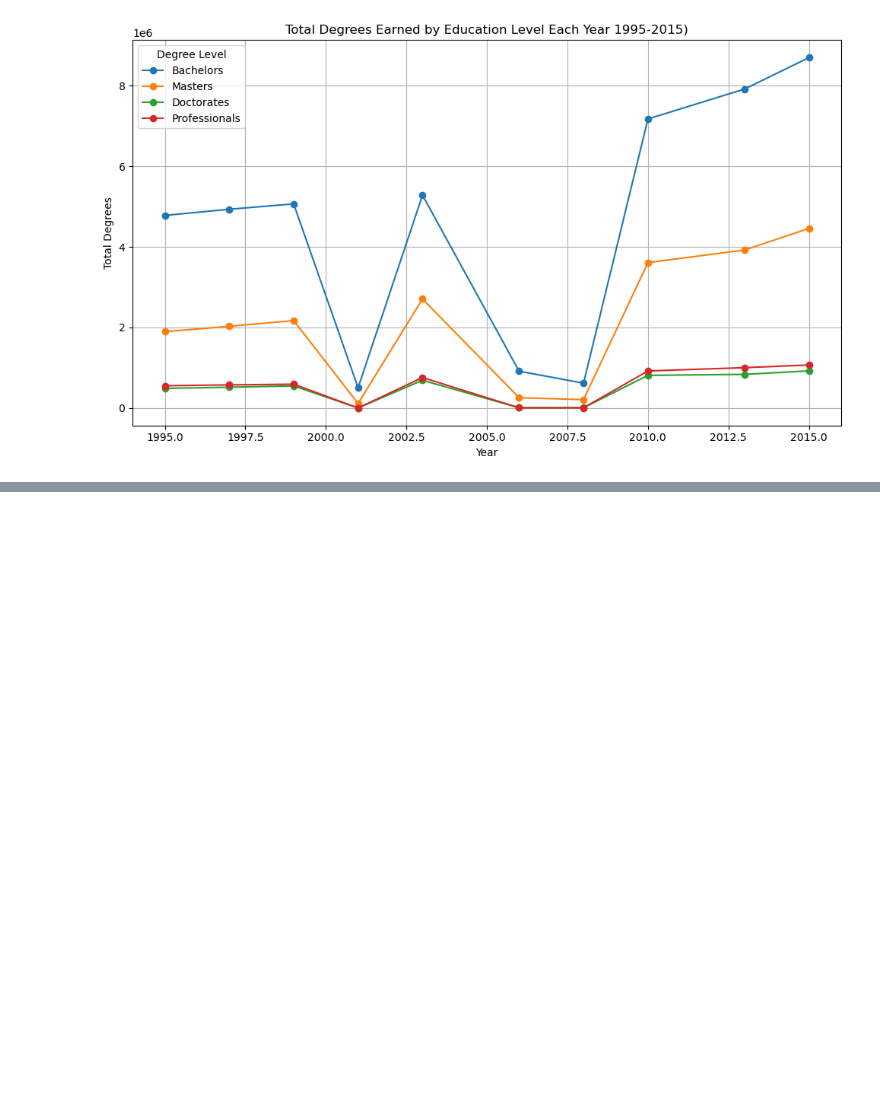
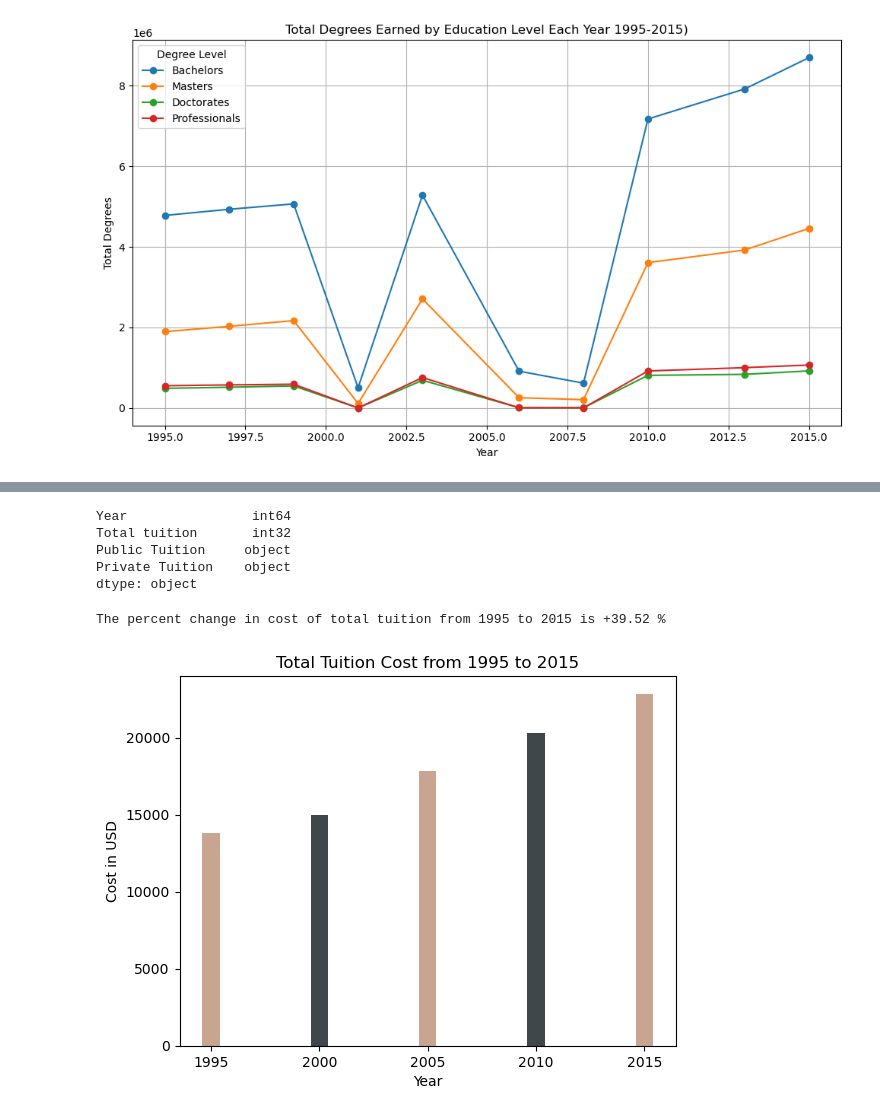
Before and after one commit to craha001/Project-1---Group-1, a Jupyter notebook: Project 1.ipynb, the cells around one changed output, grey strips where cells are left out. Saved outputs shown, nothing was run; the diff lists cells and outputs as text; code cells hidden in the pictures; blank space fills up the shorter version.

```diff
--- a/Project 1.ipynb
+++ b/Project 1.ipynb
@@ -303,0 +383,4 @@ plt.show()
+# %%
+tuition_cost_df = pd.read_csv('Resources/Tuition_Cost.csv')
+
+tuition_cost_df
@@ -303,0 +405,30 @@ plt.show()
+# %%
+tuition_cost_df['Total tuition'] = tuition_cost_df['Total tuition'].replace({'\$': '', ',': ''}, regex=True).astype(int)
+
+tuition_cost_df.dtypes
+# %% [output]
+Year                int64
+Total tuition       int32
+Public Tuition     object
+Private Tuition    object
+dtype: object
+# %%
+tuition_year = tuition_cost_df[['Year','Total tuition']]
+tuition_filter = tuition_year[tuition_year['Year'].isin([1995,2000,2005,2010,2015])][['Year','Total tuition']]
+
+plt.bar(tuition_filter['Year'], tuition_filter['Total tuition'], color = ['#c8a591ff','#40474b'])
+
+plt.title("Total Tuition Cost from 1995 to 2015")
+plt.xlabel("Year")
+plt.ylabel("Cost in USD")
+
+tuit_2015 = tuition_filter['Total tuition'].max()
+tuit_1995 = tuition_filter['Total tuition'].min()
+percent_change = (tuit_2015 - tuit_1995)/tuit_2015 * 100
+
+print(f"The percent change in cost of total tuition from 1995 to 2015 is +{percent_change:.2f} %")
+
+plt.show()
+# %% [output]
+The percent change in cost of total tuition from 1995 to 2015 is +39.52 %
+[figure, added]
```
Also changed, not shown: parts of 10 cells of this notebook.
